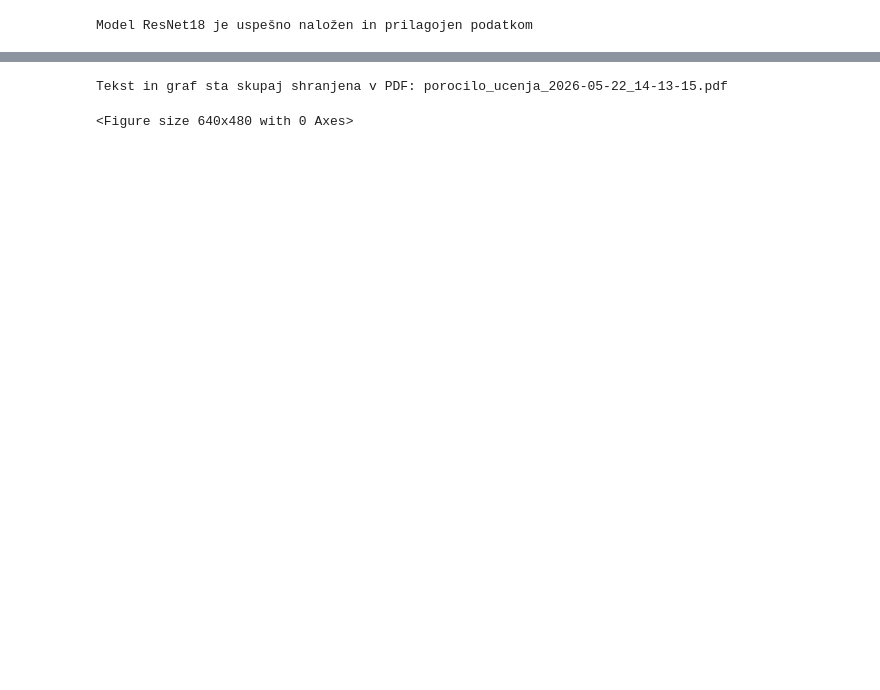
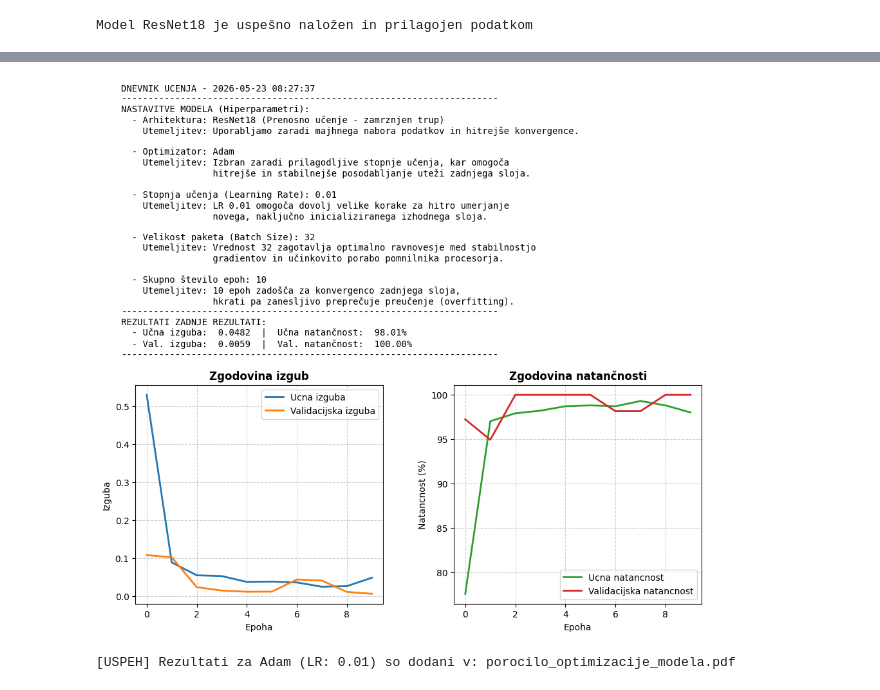
Before and after one commit to pametni-paketnik/paketnik, a Jupyter notebook: ORV/model_ucenje.ipynb, the cells around one changed output, grey strips where cells are left out. Drawn from its saved outputs; the diff is of its cells as text; code cells hidden in the pictures; blank space fills up the shorter version.

```diff
--- a/ORV/model_ucenje.ipynb
+++ b/ORV/model_ucenje.ipynb
@@ -236,42 +246,88 @@ plt.show()
 # %%
 import datetime
-import os
-
-timestamp = datetime.datetime.now().strftime("%Y-%m-%d_%H-%M-%S")
-ime_porocila = f"porocilo_ucenja_{timestamp}.pdf"
+from matplotlib.backends.backend_pdf import PdfPages
 
 koncna_epoha = len(zgodovina_izgube_v_ucenju)
 zadnja_ucna_izguba = zgodovina_izgube_v_ucenju[-1]
 zadnja_val_izguba = zgodovina_izgube_v_validaciji[-1]
 zadnja_ucna_acc = zgodovina_natancnosti_v_ucenju[-1]
 zadnja_val_acc = zgodovina_natancnosti_v_validaciji[-1]
 
 tip_optimizatorja = type(optimizer).__name__
 trenutni_lr = optimizer.param_groups[0]['lr']
 velikost_paketa = BATCH_SIZE
+timestamp = datetime.datetime.now().strftime("%Y-%m-%d %H:%M:%S")
 
 tekstovni_povzetek = (
-    f"DNEVNIK UCENJA - {datetime.datetime.now().strftime('%Y-%m-%d %H:%M:%S')}\n"
+    f"DNEVNIK UCENJA - {timestamp}\n"
     f"----------------------------------------------------------------------\n"
     f"NASTAVITVE MODELA (Hiperparametri):\n"
     f"  - Arhitektura: ResNet18 (Prenosno učenje - zamrznjen trup)\n"
+    f"    Utemeljitev: Uporabljamo zaradi majhnega nabora podatkov in hitrejše konvergence.\n\n"
+
     f"  - Optimizator: {tip_optimizatorja}\n"
+    f"    Utemeljitev: Izbran zaradi prilagodljive stopnje učenja, kar omogoča\n"
+    f"                 hitrejše in stabilnejše posodabljanje uteži zadnjega sloja.\n\n"
+
     f"  - Stopnja učenja (Learning Rate): {trenutni_lr}\n"
+    f"    Utemeljitev: LR 0.01 omogoča dovolj velike korake za hitro umerjanje\n"
+    f"                 novega, naključno inicializiranega izhodnega sloja.\n\n"
+
     f"  - Velikost paketa (Batch Size): {velikost_paketa}\n"
+    f"    Utemeljitev: Vrednost 32 zagotavlja optimalno ravnovesje med stabilnostjo\n"
+    f"                 gradientov in učinkovito porabo pomnilnika procesorja.\n\n"
+
     f"  - Skupno število epoh: {koncna_epoha}\n"
+    f"    Utemeljitev: 10 epoh zadošča za konvergenco zadnjega sloja,\n"
+    f"                 hkrati pa zanesljivo preprečuje preučenje (overfitting).\n"
     f"----------------------------------------------------------------------\n"
     f"REZULTATI ZADNJE REZULTATI:\n"
     f"  - Učna izguba:  {zadnja_ucna_izguba:.4f}  |  Učna natančnost:  {zadnja_ucna_acc:.2f}%\n"
     f"  - Val. izguba:  {zadnja_val_izguba:.4f}  |  Val. natančnost:  {zadnja_val_acc:.2f}%\n"
     f"----------------------------------------------------------------------\n"
 )
 
-plt.suptitle(tekstovni_povzetek, fontsize=10, fontproperties='monospace', y=1.15, horizontalalignment='center')
+fig = plt.figure(figsize=(11, 8.5))
+fig.text(0.08, 1.1, tekstovni_povzetek, fontsize=10, fontproperties='monospace', verticalalignment='top')
 
-plt.savefig(ime_porocila, dpi=300, bbox_inches='tight')
-print(f"Tekst in graf sta skupaj shranjena v PDF: {ime_porocila}")
+# Graf za izgubo
+ax1 = fig.add_axes([0.1, 0.15, 0.35, 0.4])
+ax1.plot(zgodovina_izgube_v_ucenju, label='Ucna izguba', color='#1f77b4', linewidth=2)
+ax1.plot(zgodovina_izgube_v_validaciji, label='Validacijska izguba', color='#ff7f0e', linewidth=2)
+ax1.set_xlabel('Epoha')
+ax1.set_ylabel('Izguba')
+ax1.legend()
+ax1.set_title('Zgodovina izgub', fontsize=12, fontweight='bold')
+ax1.grid(True, linestyle='--', alpha=0.6)
 
+# Graf za natančnost
+ax2 = fig.add_axes([0.55, 0.15, 0.35, 0.4])
+ax2.plot(zgodovina_natancnosti_v_ucenju, label='Ucna natancnost', color='#2ca02c', linewidth=2)
+ax2.plot(zgodovina_natancnosti_v_validaciji, label='Validacijska natancnost', color='#d62728', linewidth=2)
+ax2.set_xlabel('Epoha')
+ax2.set_ylabel('Natancnost (%)')
+ax2.legend()
+ax2.set_title('Zgodovina natančnosti', fontsize=12, fontweight='bold')
+ax2.grid(True, linestyle='--', alpha=0.6)
+
+zacasni_pdf = f"temp_izpis.pdf"
+plt.savefig(zacasni_pdf, bbox_inches='tight', dpi=300)
 plt.show()
+
+writer = PdfWriter()
+
+if os.path.exists(POT_DO_PDF_POROCILA):
+    writer.append(POT_DO_PDF_POROCILA)
+
+writer.append(zacasni_pdf)
+with open(POT_DO_PDF_POROCILA, "wb") as fp:
+    writer.write(fp)
+
+writer.close()
+if os.path.exists(zacasni_pdf):
+    os.remove(zacasni_pdf)
+
+print(f"[USPEH] Rezultati za {tip_optimizatorja} (LR: {trenutni_lr}) so dodani v: {POT_DO_PDF_POROCILA}")
 # %% [output]
+[figure, added]
-Tekst in graf sta skupaj shranjena v PDF: porocilo_ucenja_2026-05-22_14-13-15.pdf
+[USPEH] Rezultati za Adam (LR: 0.01) so dodani v: porocilo_optimizacije_modela.pdf
-<Figure size 640x480 with 0 Axes>
```
Also changed, not shown: parts of 6 cells of this notebook, 1 other file.
